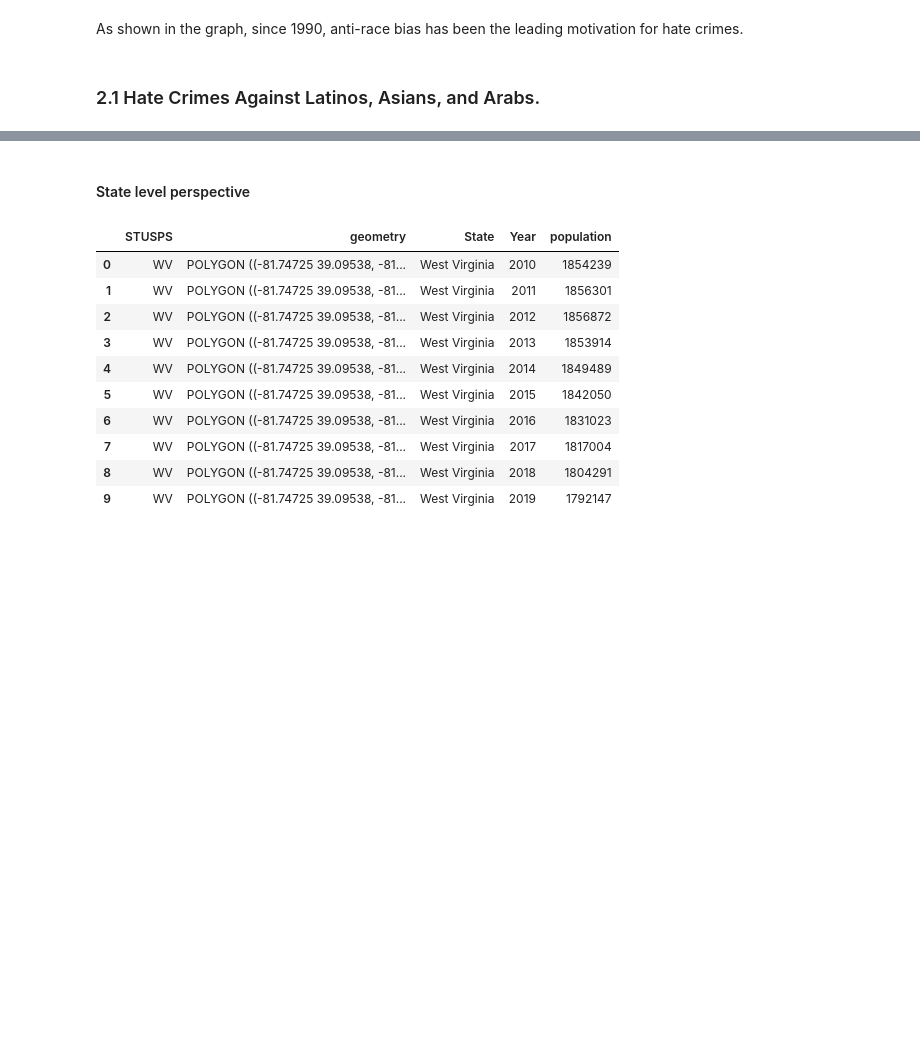
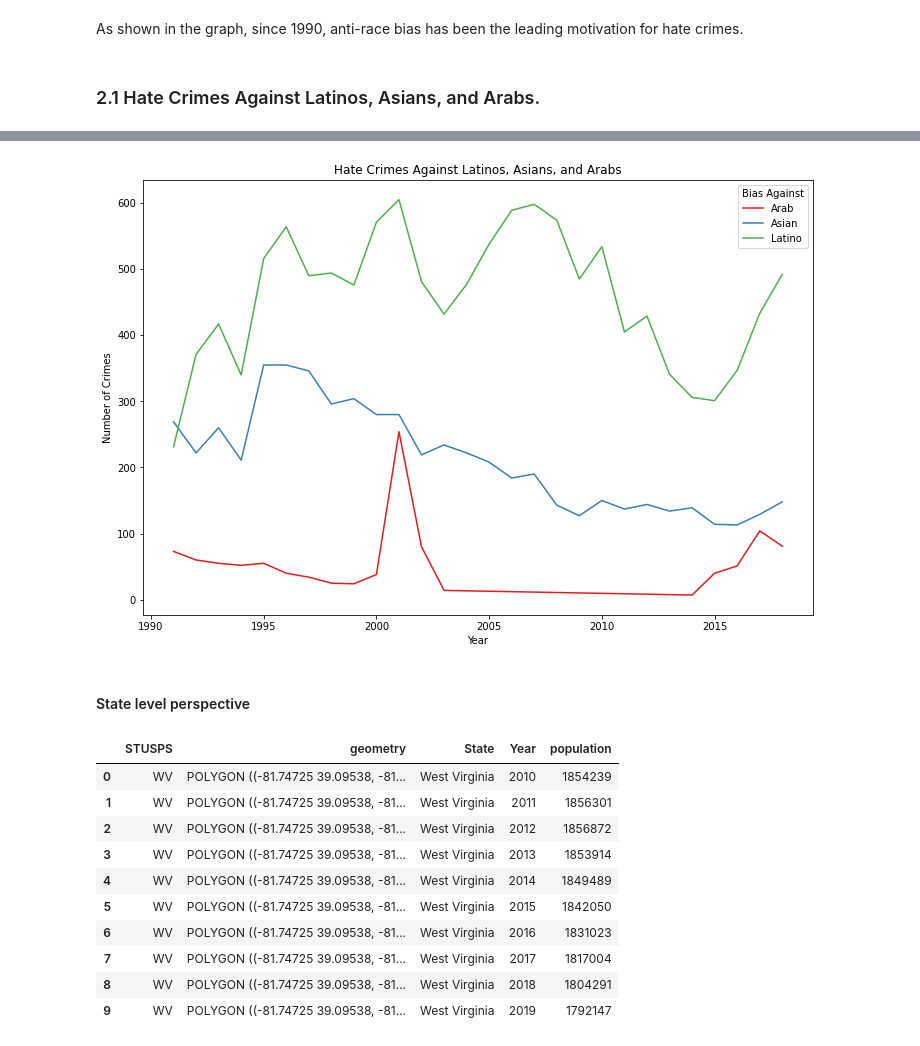
Before and after one commit to jramtos/hate_groups, a Jupyter notebook: analysis_hate_data.ipynb, the cells around one changed output, grey strips where cells are left out. Saved outputs shown, nothing was run; the diff lists cells and outputs as text; code cells hidden in the pictures; blank space fills up the shorter version.

```diff
--- a/analysis_hate_groups.ipynb
+++ b/analysis_hate_data.ipynb
@@ -209,3 +207,16 @@ plt.show()
+# %%
+fig, ax = plt.subplots(figsize=(12,8))
+sns.lineplot(x="DATA_YEAR", y="count", hue='race',
+             data=hc[(hc.race == 'latino' )| (hc.race == 'asian') |
+                    (hc.race == 'arab')].groupby(['DATA_YEAR', 'race']).size().reset_index(name='count'),
+             ax=ax, palette='Set1')
+ax.legend(labels=['Arabs', 'Asians', 'Latinos'], title='Bias Against')
+plt.title('Hate Crimes Against Latinos, Asians, and Arabs')
+plt.ylabel('Number of Crimes')
+plt.xlabel('Year')
+plt.show()
+# %% [output]
+[figure, added]
 # %% [markdown]
 #### State level perspective
 # %%
```
Also changed, not shown: parts of 11 cells of this notebook.
